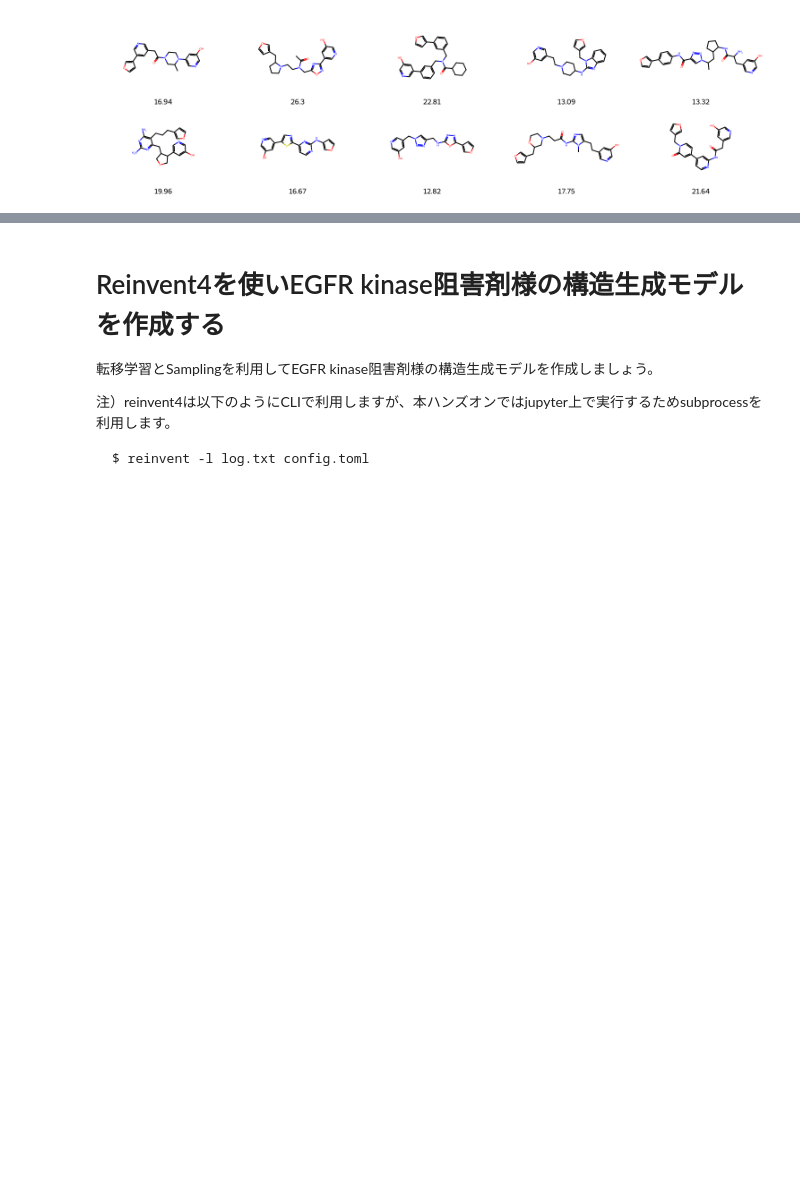
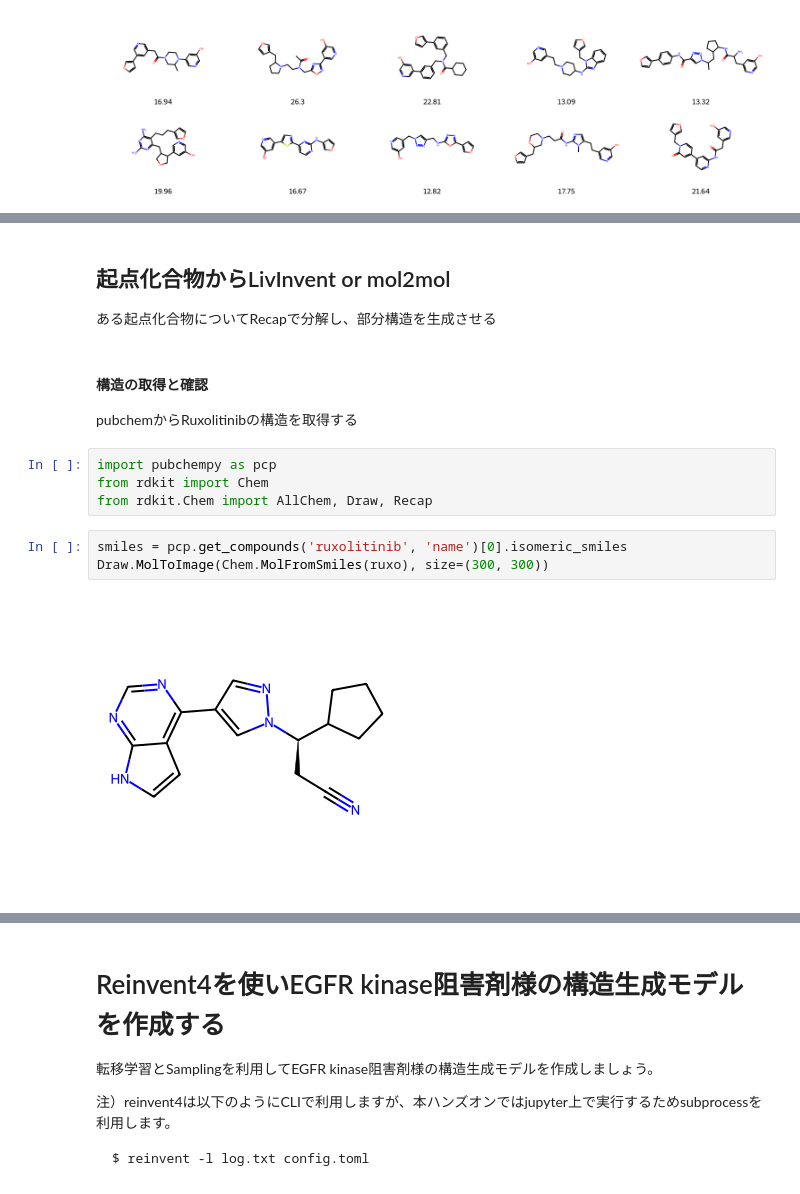
Before and after one commit to keetane/infomatics, a Jupyter notebook: reinvent4.ipynb, the cells around one changed output, grey strips where cells are left out. Drawn from its saved outputs; the diff is of its cells as text; blank space fills up the shorter version.

```diff
--- a/reinvent4.ipynb
+++ b/reinvent4.ipynb
@@ -391,0 +156,15 @@ Draw.MolsToGridImage(df.sample(30).Mol.tolist(), molsPerRow=5, subImgSize=(300,2
+# %% [markdown]
+## 起点化合物からLivInvent or mol2mol
+ある起点化合物についてRecapで分解し、部分構造を生成させる
+# %% [markdown]
+#### 構造の取得と確認
+pubchemからRuxolitinibの構造を取得する
+# %%
+import pubchempy as pcp
+from rdkit import Chem
+from rdkit.Chem import AllChem, Draw, Recap
+# %%
+smiles = pcp.get_compounds('ruxolitinib', 'name')[0].isomeric_smiles
+Draw.MolToImage(Chem.MolFromSmiles(ruxo), size=(300, 300))
+# %% [output]
+[figure, added]
```
Also changed, not shown: parts of 38 cells of this notebook, 1 other file.
